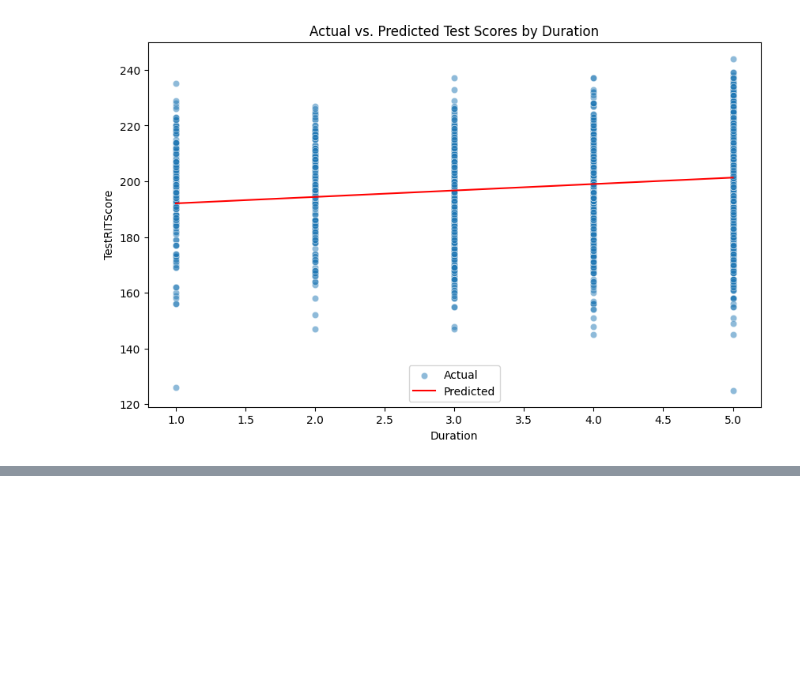
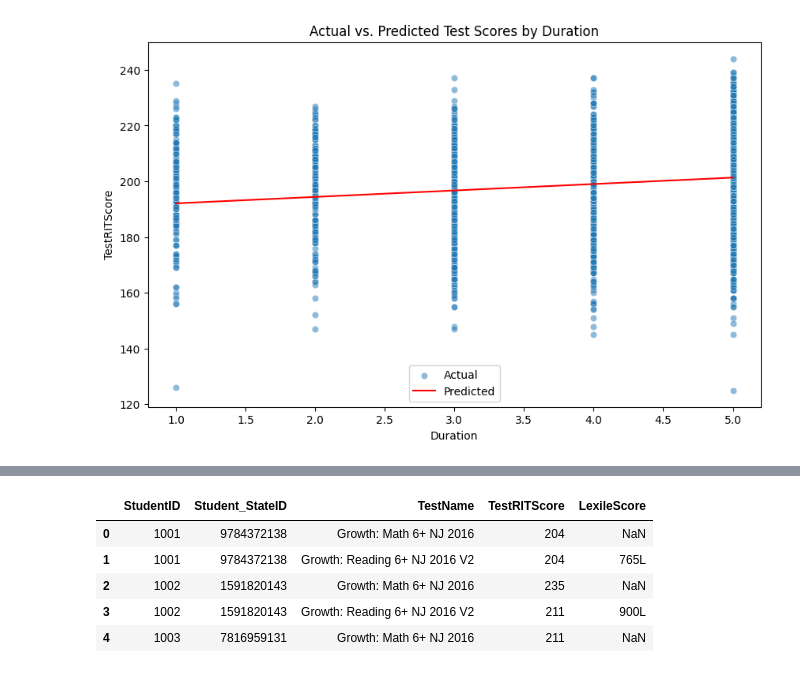
Before and after one commit to worldterminator/mess, a Jupyter notebook: leap.ipynb, the cells around one changed output, grey strips where cells are left out. Saved outputs shown, nothing was run; the diff lists cells and outputs as text; code cells hidden in the pictures; blank space fills up the shorter version.

```diff
--- a/leap.ipynb
+++ b/leap.ipynb
@@ -944,0 +973,13 @@ plt.show()
+# %%
+file_path = '/content/drive/My Drive/assessments202223.csv'
+data= pd.read_csv(file_path)
+columns_to_keep = ['StudentID', 'Student_StateID', 'TestName','TestRITScore','LexileScore']
+score2223= data[columns_to_keep]
+score2223.head()
+# %% [output]
+|  | StudentID | Student_StateID | TestName | TestRITScore | LexileScore |
+| 0 | 1001 | 9784372138 | Growth: Math 6+ NJ 2016 | 204 | NaN |
+| 1 | 1001 | 9784372138 | Growth: Reading 6+ NJ 2016 V2 | 204 | 765L |
+| 2 | 1002 | 1591820143 | Growth: Math 6+ NJ 2016 | 235 | NaN |
+| 3 | 1002 | 1591820143 | Growth: Reading 6+ NJ 2016 V2 | 211 | 900L |
+| 4 | 1003 | 7816959131 | Growth: Math 6+ NJ 2016 | 211 | NaN |
```
Also changed, not shown: parts of 3 cells of this notebook.
